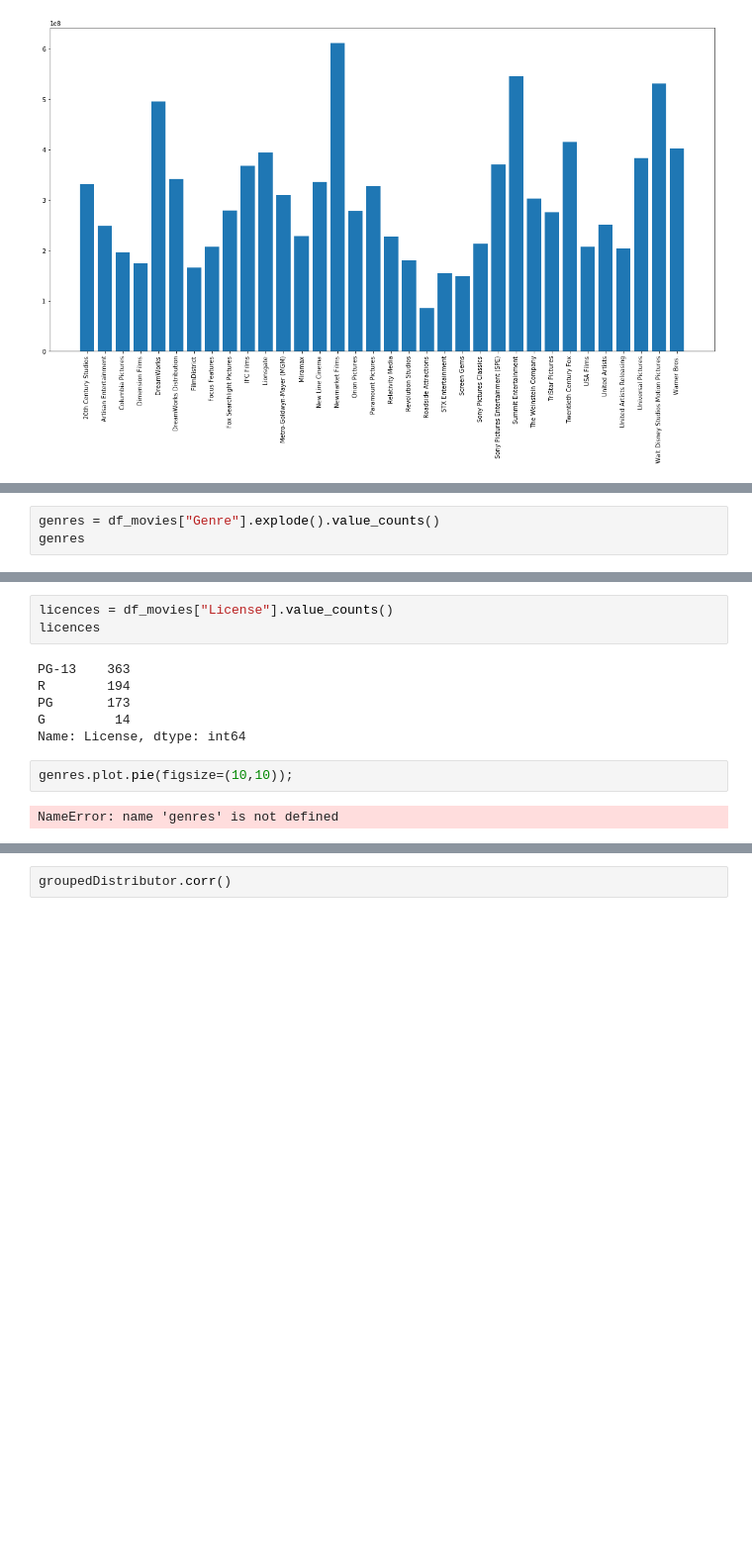
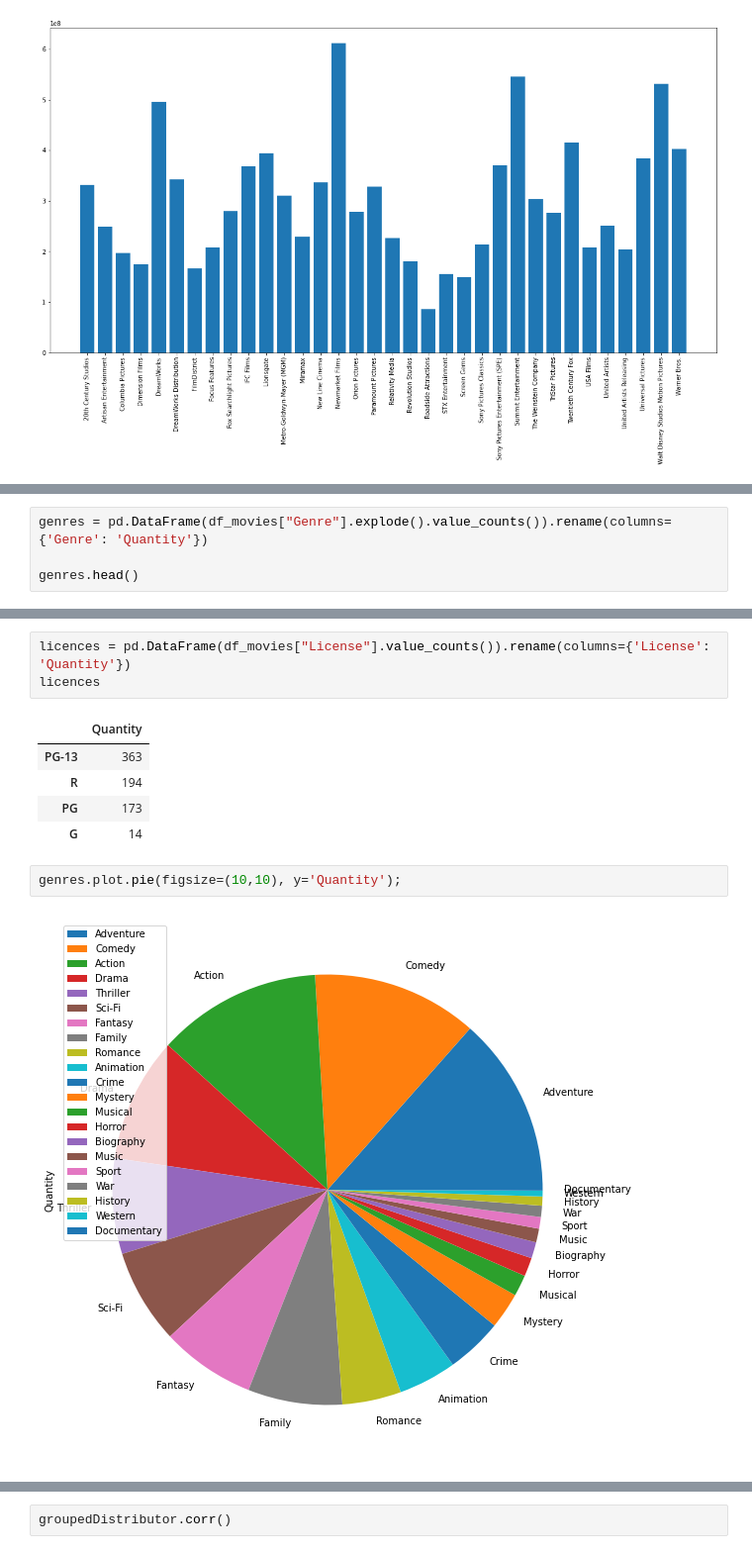
Before and after one commit to dalexmuro/Sujet04-Movies, a Jupyter notebook: analyse.ipynb, the cells around one changed output, grey strips where cells are left out. Shown: that part at 99% size. Cells and saved outputs as stored; diff of their text form; blank space fills up the shorter version.

```diff
--- a/analyse.ipynb
+++ b/analyse.ipynb
@@ -93,6 +98,7 @@ df_movies[df_movies["Distributor"] == "Summit Entertainment"]
 | 225 | Twilight (2008) | When Bella Swan moves to a small ... | Summit Entertainment | 2008-11-20 | 193962473 | 214467942 | ... |
 | 803 | RED (2010) | When his peaceful life is threate... | Summit Entertainment | 2010-10-14 | 90380162 | 108626225 | ... |
 # %%
-genres = df_movies["Genre"].explode().value_counts()
-genres
+genres = pd.DataFrame(df_movies["Genre"].explode().value_counts()).rename(columns={'Genre': 'Quantity'})
+
+genres.head()
 # %% [output]
@@ -100,13 +111,13 @@ AttributeError: 'Series' object has no attribute 'explode'
 # %%
-licences = df_movies["License"].value_counts()
+licences = pd.DataFrame(df_movies["License"].value_counts()).rename(columns={'License': 'Quantity'})
 licences
 # %% [output]
-PG-13    363
-R        194
-PG       173
-G         14
-Name: License, dtype: int64
+|  | Quantity |
+| PG-13 | 363 |
+| R | 194 |
+| PG | 173 |
+| G | 14 |
 # %%
-genres.plot.pie(figsize=(10,10));
+genres.plot.pie(figsize=(10,10), y='Quantity');
 # %% [output]
-NameError: name 'genres' is not defined
+[figure, added]
```
Also changed, not shown: parts of 9 cells of this notebook.
